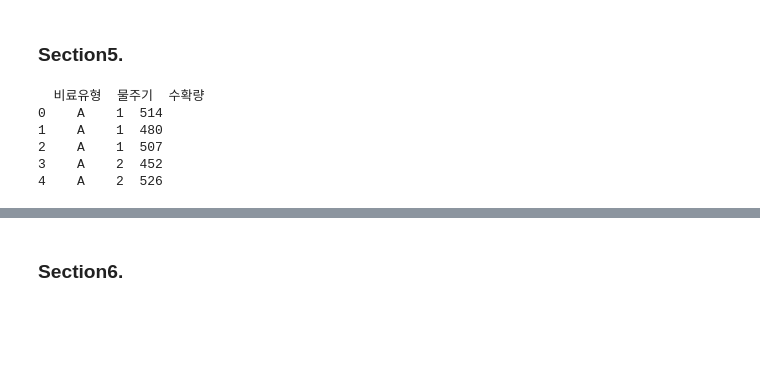
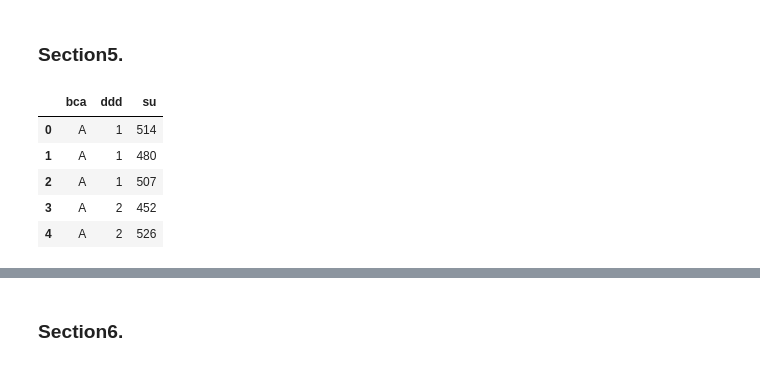
Before and after one commit to 0sun-creater/BigDataCertificationCourses, a Jupyter notebook: part3/ch6/ch6_ex_type3.ipynb, the cells around one changed output, grey strips where cells are left out. Saved outputs shown, nothing was run; the diff lists cells and outputs as text; code cells hidden in the pictures; blank space fills up the shorter version.

```diff
--- a/part3/ch6/ch6_ex_type3.ipynb
+++ b/part3/ch6/ch6_ex_type3.ipynb
@@ -140,13 +140,14 @@ anova_lm(model)
 # %%
 # 데이터
 import pandas as pd
 # df = pd.read_csv("tomato2.csv")
 df = pd.read_csv("https://raw.githubusercontent.com/lovedlim/bigdata_analyst_cert/main/part3/ch6/tomato2.csv")
-print(df.head())
+df.columns=['bca','ddd', 'su']
+df.head()
 # %% [output]
-  비료유형  물주기  수확량
-0    A    1  514
-1    A    1  480
-2    A    1  507
-3    A    2  452
-4    A    2  526
+|  | bca | ddd | su |
+| 0 | A | 1 | 514 |
+| 1 | A | 1 | 480 |
+| 2 | A | 1 | 507 |
+| 3 | A | 2 | 452 |
+| 4 | A | 2 | 526 |
```
Also changed, not shown: parts of 18 cells of this notebook.
